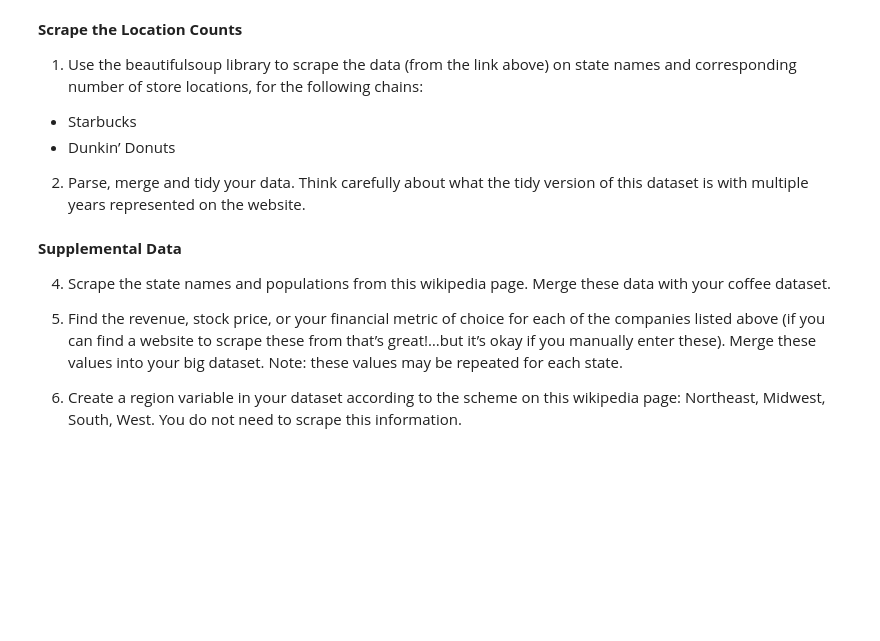
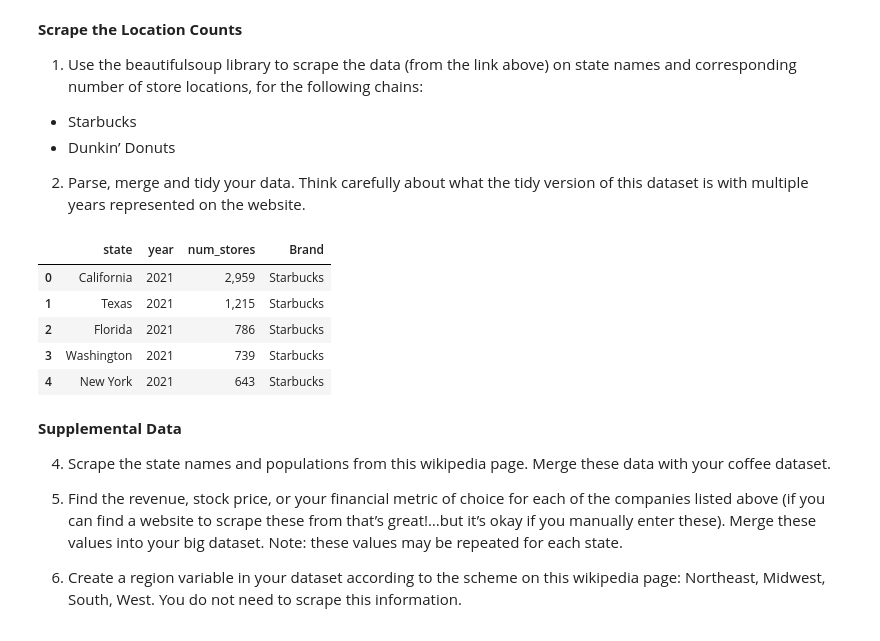
Before and after one commit to BLauf/GSB-544, a Jupyter notebook: labs/lab04/lab_04.ipynb, the cells around one changed output. Drawn from its saved outputs; the diff is of its cells as text; code cells hidden in the pictures; blank space fills up the shorter version.

```diff
--- a/labs/lab04/lab_04.ipynb
+++ b/labs/lab04/lab_04.ipynb
@@ -136,24 +136,34 @@ dd_df = pd.DataFrame(rows)
 # %%
 #2. setup data
 #will want to pivot for year and val because they are not fully overlap
 
 #Starbucks
 #pivot long, vars will be year to val
 sb_long = pd.melt(sb_df, id_vars='state', value_vars=['2021', '2023', '2024'], var_name = 'year', value_name = 'num_stores')
 
 #create brand var so that we know which store the obs is for
 sb_long['Brand'] = 'Starbucks'
 
 
 #Dunkin Donut
 #pivot long, vars will be year to val
 dd_long = pd.melt(dd_df, id_vars='state', value_vars=['2023', '2024'], var_name = 'year', value_name = 'num_stores')
 
 #create brand var so that we know which store the obs is for
 dd_long['Brand'] = 'Dunkin Donut'
 
 #stack data using concat
 df_stacked = pd.concat([sb_long, dd_long], axis=0, ignore_index=True)
+
+#show head of data
+df_stacked.head()
+# %% [output]
+|  | state | year | num_stores | Brand |
+| 0 | California | 2021 | 2,959 | Starbucks |
+| 1 | Texas | 2021 | 1,215 | Starbucks |
+| 2 | Florida | 2021 | 786 | Starbucks |
+| 3 | Washington | 2021 | 739 | Starbucks |
+| 4 | New York | 2021 | 643 | Starbucks |
 # %% [markdown]
 **Supplemental Data**
 
```
Also changed, not shown: parts of 2 cells of this notebook, 16 other files.
